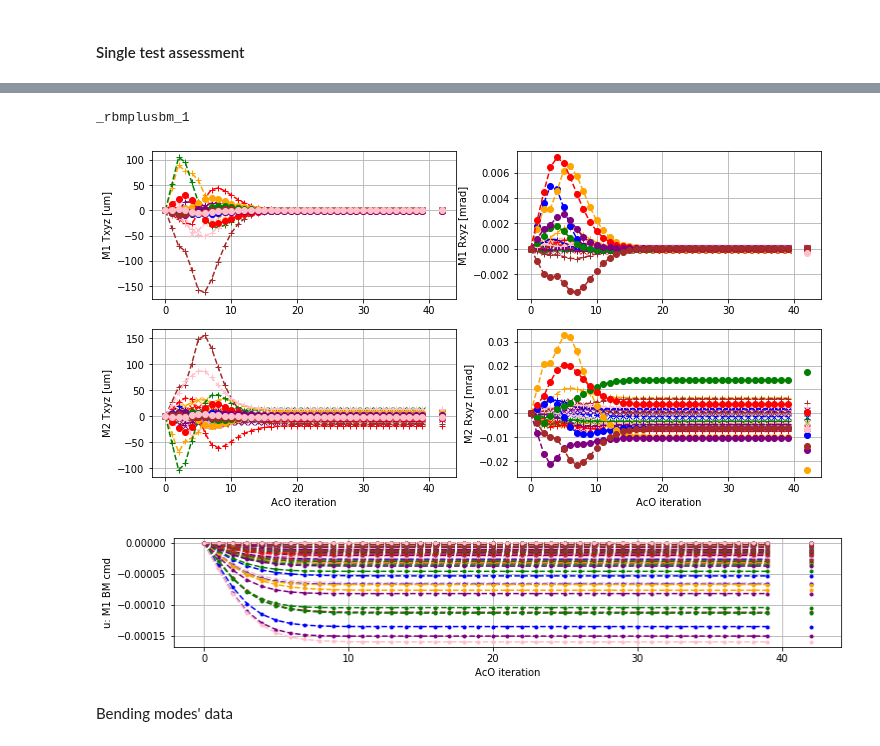
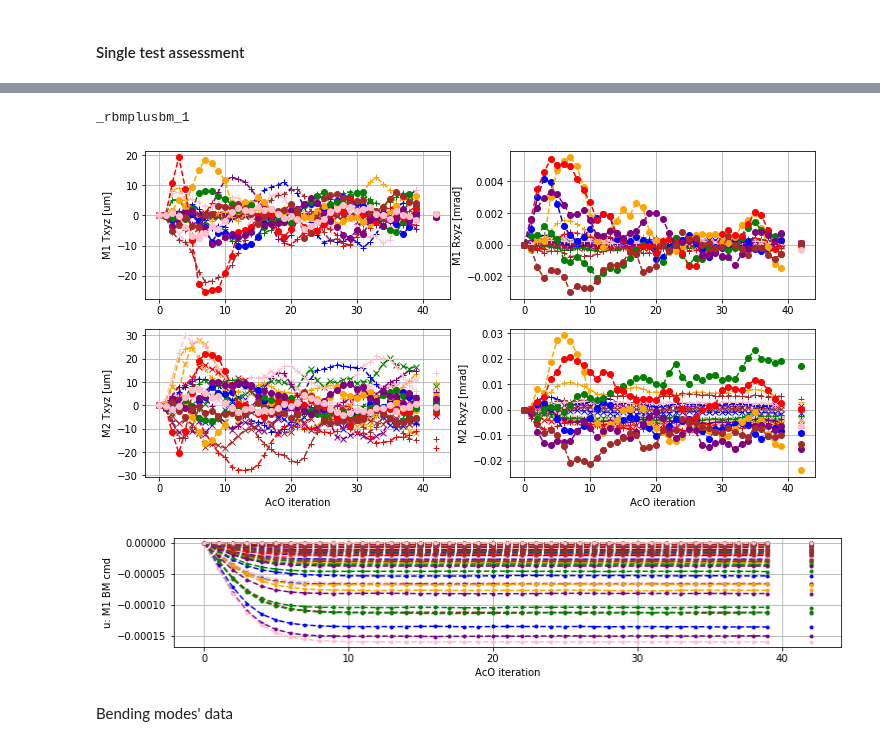
Before and after one commit to rconan/SIMCEO, a Jupyter notebook: summ_AcO_test_res.ipynb, the cells around one changed output, grey strips where cells are left out. Drawn from its saved outputs; the diff is of its cells as text; code cells hidden in the pictures.

```diff
--- a/summ_AcO_test_res.ipynb
+++ b/summ_AcO_test_res.ipynb
@@ -308,9 +307,10 @@ except:
 # %%
 GSmag, K = 20, 0.25
 n_w = 40
-save_fig = True #False
-filename = 'test_rbmplusbm_1_GS0_K0p25TSVDwosat.pickle'
+save_fig = True # False #
+#filename = 'test_rbmplusbm_1_GS0_K0p25TSVDwosat.pickle'
 #filename = 'test_rbmplusbm_1_GS0_K0p25TSVD.pickle'
+filename = 'dt_mag16_ctrlK0p25reg100_QP_rec_test.pickle'
 
 with open(Path('testDT')/filename,'rb') as f:
     dt = pickle.load(f)
@@ -343,39 +345,47 @@ r_id = 1
 test_case = 'random' # 'random_RBM' # 'BM_dist' #
 
 if(test_case == 'BM_dist'):
     fileSTR = '_2_3bm'
 elif(test_case == 'random_RBM'):
     fileSTR = '_rand_rbm_%d' %r_id
 elif(test_case == 'random'):
     fileSTR = '_rbmplusbm_%d' %r_id
 else:
     fileSTR = '_noload' %r_id
 
 print(fileSTR)
 
 with open(Path(m1m2load_folder)/('M1'+fileSTR+'.yaml'),'r') as f:
     m1_x0_dt = yaml.safe_load(f)
 with open(Path(m1m2load_folder)/('M2'+fileSTR+'.yaml'),'r') as f:
     m2_x0_dt = yaml.safe_load(f)
 
 # Update yaml files with M1/M2 initial conditions
 with open(Path(sim_folder)/'M1.yaml','w') as f:
         y.dump(m1_x0_dt, f)
 with open(Path(sim_folder)/'M2.yaml','w') as f:
         y.dump(m2_x0_dt, f)
 
-U = dt['sim_log_dt']['SHAcO']
+#U = dt['sim_log_dt']['SHAcO']
+U = dt['sim_log_dt']['SHAcO_qp']
 show_delta = False
-fig_rbm, fig_bm = ptools.plot_X0loadComp(m1_x0_dt, m2_x0_dt, U, show_delta, colors, markers, n_w=40)
+fig_rbm, fig_bm = ptools.plot_X0loadComp(m1_x0_dt, m2_x0_dt, U, show_delta, colors, markers, n_w=n_w)
 if(save_fig):
     #fig_rbm.savefig('rbm_example0.png', format='png', dpi=300, bbox_inches='tight')
     #fig_bm.savefig('bm_example0.png', format='png', dpi=300, bbox_inches='tight')
-    fig_rbm.savefig('rbm_example0wosat.png', format='png', dpi=300, bbox_inches='tight')
-    fig_bm.savefig('bm_example0wosat.png', format='png', dpi=300, bbox_inches='tight')
+
+    #fig_rbm.savefig('rbm_example0wosat.png', format='png', dpi=300, bbox_inches='tight')
+    #fig_bm.savefig('bm_example0wosat.png', format='png', dpi=300, bbox_inches='tight')
+
+    #fig_rbm.savefig('rbm_example0qp.png', format='png', dpi=300, bbox_inches='tight')
+    #fig_bm.savefig('bm_example0qp.png', format='png', dpi=300, bbox_inches='tight')
+
+    fig_rbm.savefig('rbm_example0qp_mag16.png', format='png', dpi=300, bbox_inches='tight')
+    fig_bm.savefig('bm_example0qp_mag16.png', format='png', dpi=300, bbox_inches='tight')
 # %% [output]
 _rbmplusbm_1
-[figure, old version]
+[figure, new version]
-[figure, old version]
+[figure, new version]
 # %% [markdown]
 Bending modes' data
 # %%
```
Also changed, not shown: parts of 4 cells of this notebook, 2 other files.
